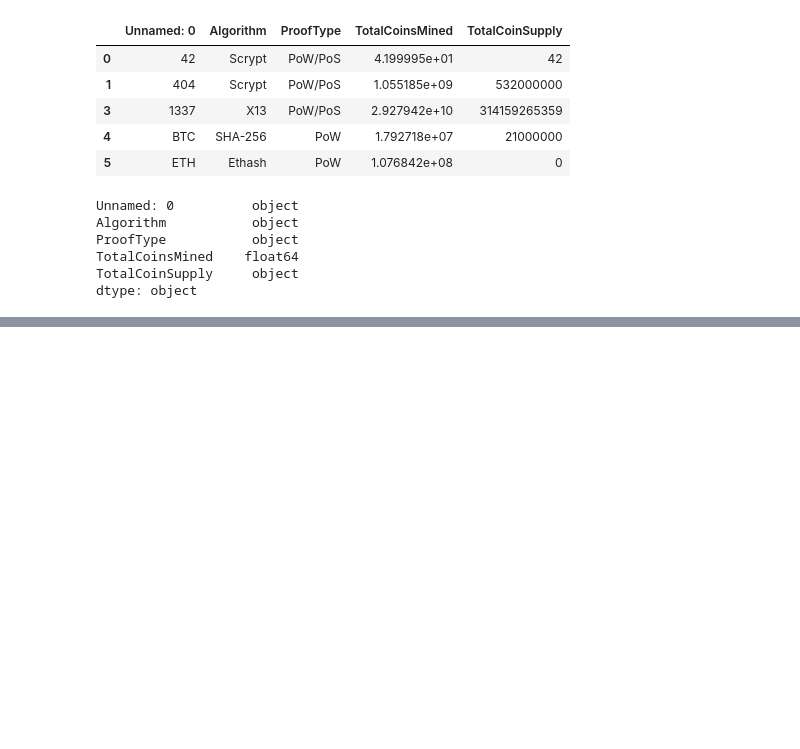
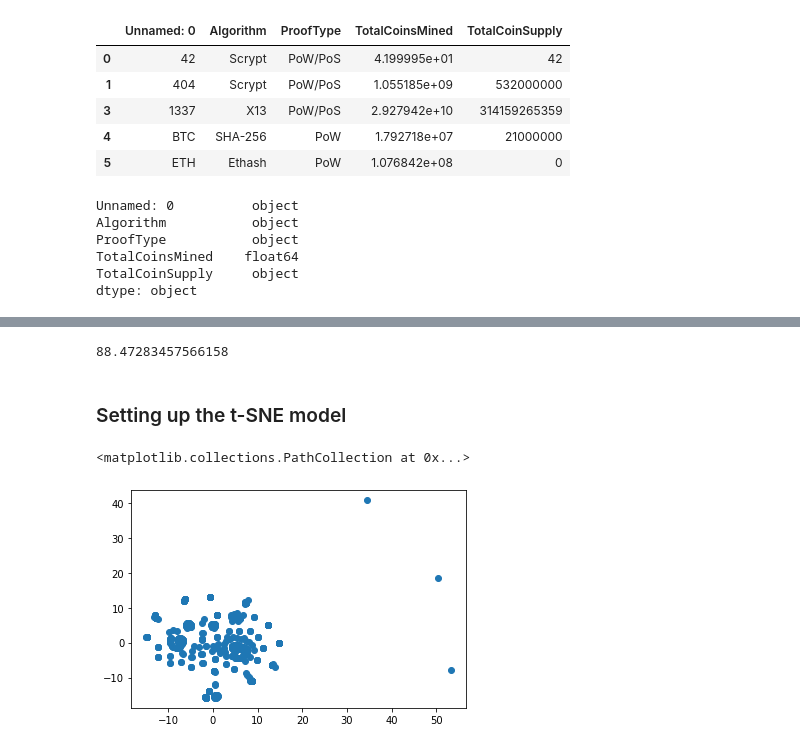
Before and after one commit to ceci-chapa/cryptocurrency-clusters, a Jupyter notebook: Cryptocurrency-Clusters.ipynb, the cells around one changed output, grey strips where cells are left out. Cells and saved outputs as stored; diff of their text form; code cells hidden in the pictures; blank space fills up the shorter version.

Commit message:
adding models

```diff
--- a/Cryptocurrency-Clusters.ipynb
+++ b/Cryptocurrency-Clusters.ipynb
@@ -100,0 +112,3 @@ KeyError: ('Algorithm', 'ProofType')
+# %%
+crypto_dummies.set_index("Unnamed: 0", inplace=True)
+crypto_dummies
@@ -100,0 +130,4 @@ KeyError: ('Algorithm', 'ProofType')
+# %%
+#crypto_dummies.columns
+scaler = StandardScaler()
+X_scaled = scaler.fit_transform(crypto_dummies)
@@ -100,0 +154,5 @@ KeyError: ('Algorithm', 'ProofType')
+# %%
+#reducing the amount of columns to reduce noise.
+pca_model = PCA(n_components=0.90)
+# %%
+X_pca = pca_model.fit_transform(X_scaled)
@@ -100,0 +177,18 @@ KeyError: ('Algorithm', 'ProofType')
+# %%
+#getting the sum, how similar is the reduced data to the original data.
+pca_model.explained_variance_.sum()
+# %% [output]
+88.47283457566158
+# %% [markdown]
+### Setting up the t-SNE model
+# %%
+# Initialize t-SNE model, further reduce the noise. Helps to see if there are clusters.
+tsne = TSNE(learning_rate=35, perplexity=50)
+t_features = tsne.fit_transform(X_pca)
+x_coord = t_features[:,0]
+y_coord = t_features[:,1]
+
+plt.scatter(x_coord, y_coord)
+# %% [output]
+<matplotlib.collections.PathCollection at 0x...>
+[figure, added]
```
Also changed, not shown: parts of 9 cells of this notebook.
